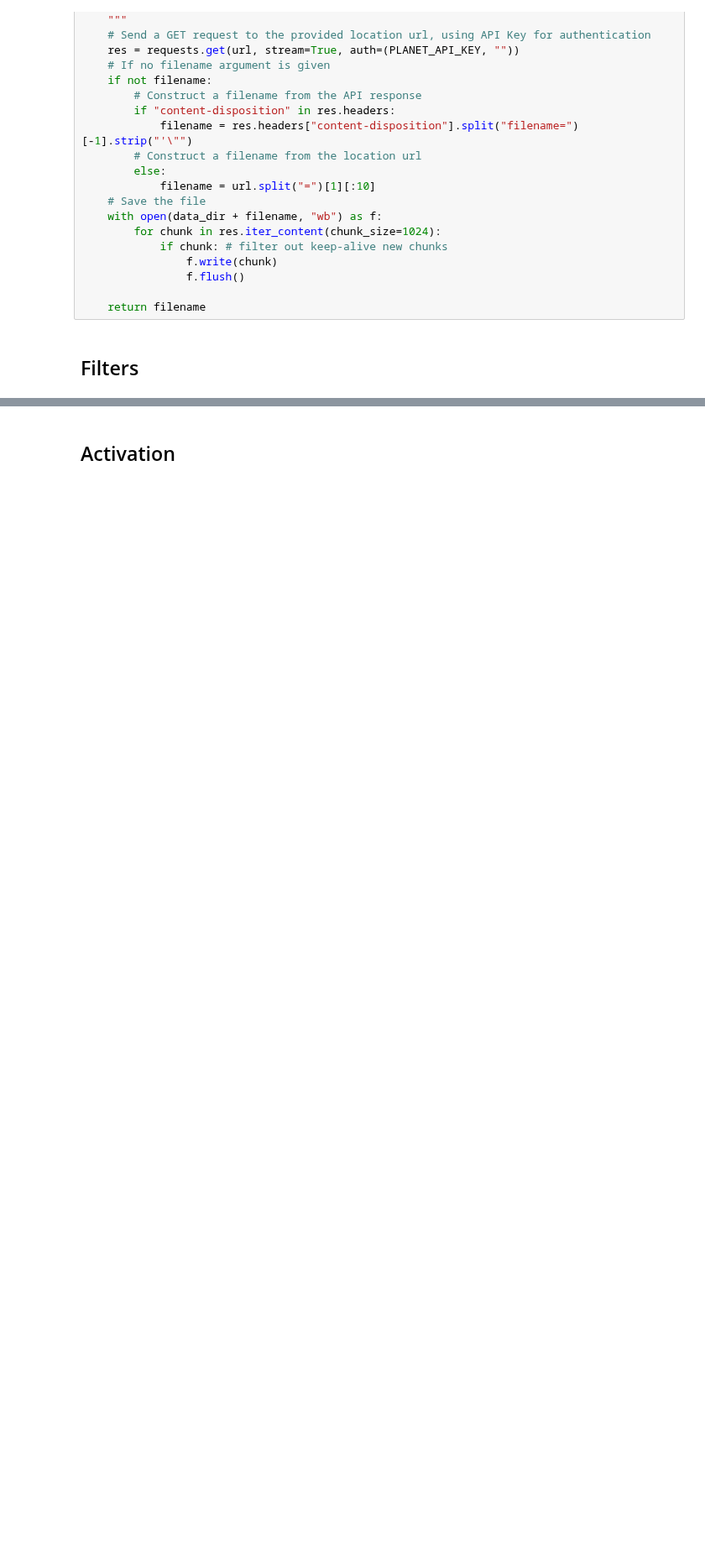
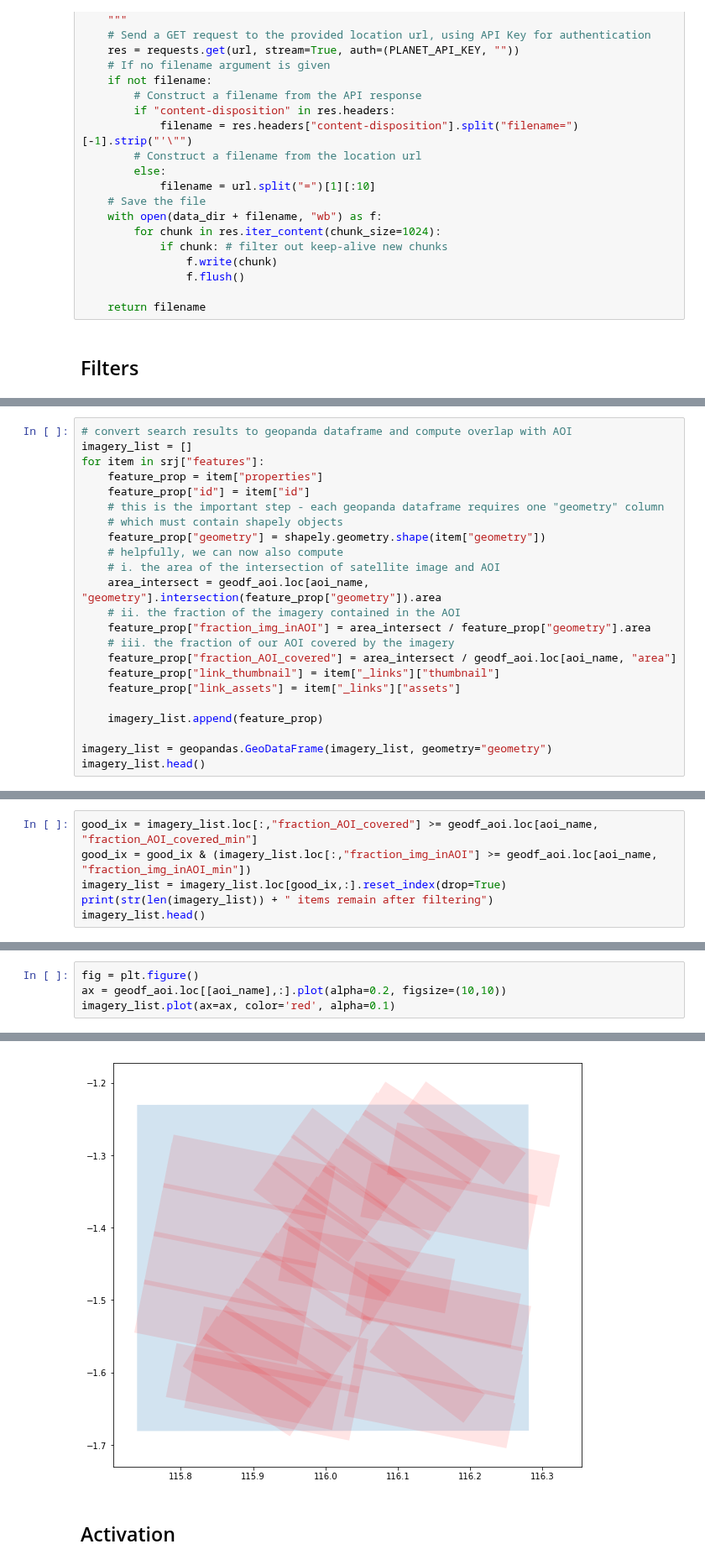
Before and after one commit to BerlinRDT/roaddetection, a Jupyter notebook: notebooks/download_imagery/imagery_SearchFilterDownload_planetcom.ipynb, the cells around one changed output, grey strips where cells are left out. Shown at 84% size. Saved outputs shown, nothing was run; the diff lists cells and outputs as text; blank space fills up the shorter version.

```diff
--- a/notebooks/download_imagery/imagery_SearchFilterDownload_planetcom.ipynb
+++ b/notebooks/download_imagery/imagery_SearchFilterDownload_planetcom.ipynb
@@ -274,0 +297,23 @@ found 130 items
+# %%
+# convert search results to geopanda dataframe and compute overlap with AOI
+imagery_list = []
+for item in srj["features"]:
+    feature_prop = item["properties"]
+    feature_prop["id"] = item["id"]
+    # this is the important step - each geopanda dataframe requires one "geometry" column
+    # which must contain shapely objects
+    feature_prop["geometry"] = shapely.geometry.shape(item["geometry"])
+    # helpfully, we can now also compute
+    # i. the area of the intersection of satellite image and AOI
+    area_intersect = geodf_aoi.loc[aoi_name, "geometry"].intersection(feature_prop["geometry"]).area
+    # ii. the fraction of the imagery contained in the AOI
+    feature_prop["fraction_img_inAOI"] = area_intersect / feature_prop["geometry"].area
+    # iii. the fraction of our AOI covered by the imagery
+    feature_prop["fraction_AOI_covered"] = area_intersect / geodf_aoi.loc[aoi_name, "area"]
+    feature_prop["link_thumbnail"] = item["_links"]["thumbnail"]
+    feature_prop["link_assets"] = item["_links"]["assets"]
+
+    imagery_list.append(feature_prop)
+
+imagery_list = geopandas.GeoDataFrame(imagery_list, geometry="geometry")
+imagery_list.head()
@@ -274,0 +330,6 @@ found 130 items
+# %%
+good_ix = imagery_list.loc[:,"fraction_AOI_covered"] >= geodf_aoi.loc[aoi_name, "fraction_AOI_covered_min"]
+good_ix = good_ix & (imagery_list.loc[:,"fraction_img_inAOI"] >= geodf_aoi.loc[aoi_name, "fraction_img_inAOI_min"])
+imagery_list = imagery_list.loc[good_ix,:].reset_index(drop=True)
+print(str(len(imagery_list)) + " items remain after filtering")
+imagery_list.head()
@@ -274,0 +345,5 @@ found 130 items
+# %%
+fig = plt.figure()
+ax = geodf_aoi.loc[[aoi_name],:].plot(alpha=0.2, figsize=(10,10))
+imagery_list.plot(ax=ax, color='red', alpha=0.1)
+# %% [output]
@@ -275,3 +352,4 @@ found 130 items
+[figure, added]
 # %% [markdown]
 ## Activation
 # %%
```
Also changed, not shown: parts of 20 cells of this notebook.
